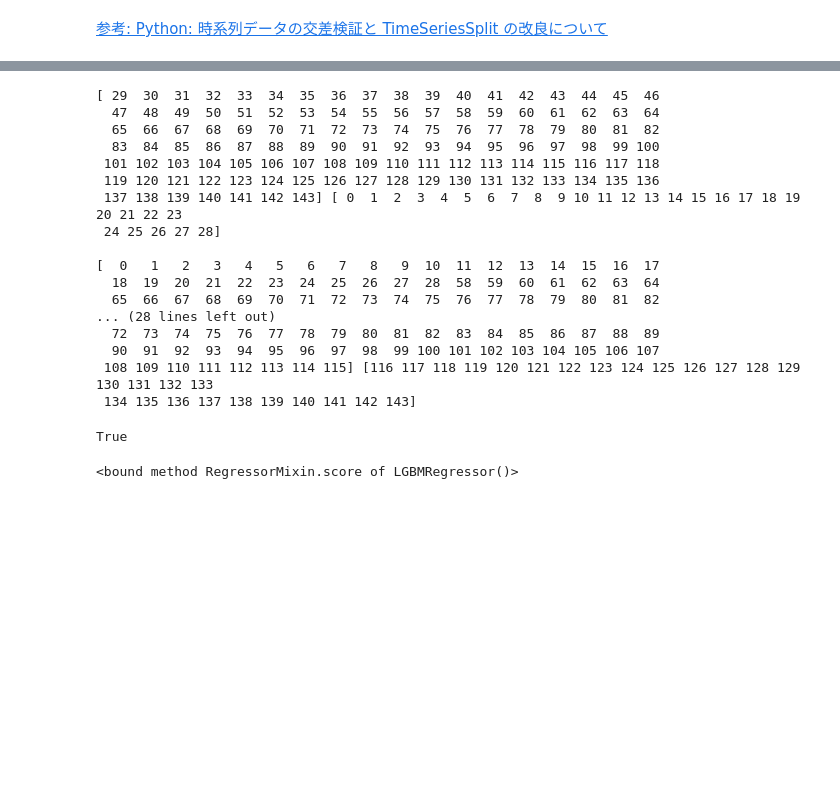
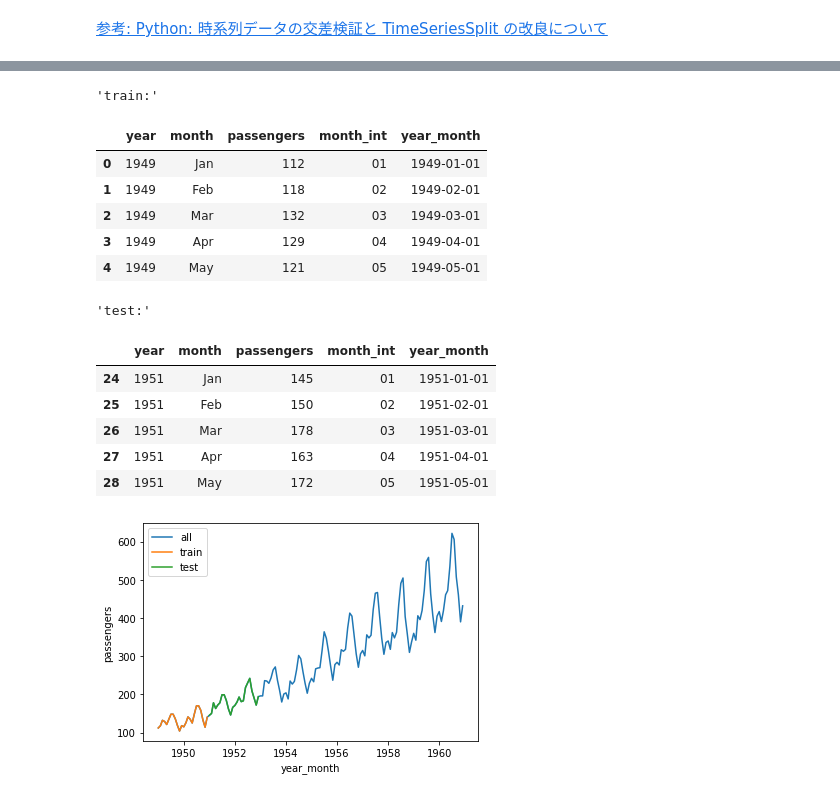
Before and after one commit to atsushimemet/python_tutorial, a Jupyter notebook: notebook/tutorial_timeseriessplit.ipynb, the cells around one changed output, grey strips where cells are left out. Saved outputs shown, nothing was run; the diff lists cells and outputs as text; code cells hidden in the pictures; blank space fills up the shorter version.

Commit message:
[update] time series split (#6)

```diff
--- a/notebook/tutorial_timeseriessplit.ipynb
+++ b/notebook/tutorial_timeseriessplit.ipynb
@@ -44,0 +39,24 @@ mappings: {'': '00', 'Jan': '01', 'Feb': '02', 'Mar': '03', 'Apr': '04', 'May':
+# %%
+def view_train_test_split(
+    data_num: int, l_train_idx: list = l_train_idx, l_test_idx: list = l_test_idx
+) -> None:
+    """The view of train test split.
+
+    Args:
+        data_num(int): the number of data set.
+        l_train_idx(list): the index of train of data set.
+        l_test_idx(list): the index of test of data set.
+
+    Returns:
+        None
+    """
+    # 2つ目のデータセット
+    train_idx = l_train_idx[data_num]
+    test_idx = l_test_idx[data_num]
+    train = flights.iloc[train_idx, :]
+    test = flights.iloc[test_idx, :]
+    display("train:", train.head())
+    display("test:", test.head())
+    sns.lineplot(data=flights, x="year_month", y="passengers", label="all")
+    sns.lineplot(data=train, x="year_month", y="passengers", label="train")
+    sns.lineplot(data=test, x="year_month", y="passengers", label="test")
@@ -87,23 +151,0 @@ index of test: [120 121 122 123 124 125 126 127 128 129 130 131 132 133 134 135
-# %%
-from sklearn.model_selection import KFold
-kf = KFold(n_splits=5)
-for train, test in kf.split(df):
-    print(train, test, end="\n\n")
-# %% [output]
-[ 29  30  31  32  33  34  35  36  37  38  39  40  41  42  43  44  45  46
-  47  48  49  50  51  52  53  54  55  56  57  58  59  60  61  62  63  64
-  65  66  67  68  69  70  71  72  73  74  75  76  77  78  79  80  81  82
-  83  84  85  86  87  88  89  90  91  92  93  94  95  96  97  98  99 100
- 101 102 103 104 105 106 107 108 109 110 111 112 113 114 115 116 117 118
- 119 120 121 122 123 124 125 126 127 128 129 130 131 132 133 134 135 136
- 137 138 139 140 141 142 143] [ 0  1  2  3  4  5  6  7  8  9 10 11 12 13 14 15 16 17 18 19 20 21 22 23
- 24 25 26 27 28]
-
-[  0   1   2   3   4   5   6   7   8   9  10  11  12  13  14  15  16  17
-  18  19  20  21  22  23  24  25  26  27  28  58  59  60  61  62  63  64
-  65  66  67  68  69  70  71  72  73  74  75  76  77  78  79  80  81  82
-... (28 lines left out)
-  72  73  74  75  76  77  78  79  80  81  82  83  84  85  86  87  88  89
-  90  91  92  93  94  95  96  97  98  99 100 101 102 103 104 105 106 107
- 108 109 110 111 112 113 114 115] [116 117 118 119 120 121 122 123 124 125 126 127 128 129 130 131 132 133
- 134 135 136 137 138 139 140 141 142 143]
@@ -113,8 +151,0 @@ model = lgb.LGBMRegressor()
-# %%
-hasattr(model, "score")
-# %% [output]
-True
-# %%
-model.score
-# %% [output]
-<bound method RegressorMixin.score of LGBMRegressor()>
@@ -120,0 +159,19 @@ model.score
+# %%
+# 1つ目のデータセット
+view_train_test_split(0)
+# %% [output]
+'train:'
+|  | year | month | passengers | month_int | year_month |
+| 0 | 1949 | Jan | 112 | 01 | 1949-01-01 |
+| 1 | 1949 | Feb | 118 | 02 | 1949-02-01 |
+| 2 | 1949 | Mar | 132 | 03 | 1949-03-01 |
+| 3 | 1949 | Apr | 129 | 04 | 1949-04-01 |
+| 4 | 1949 | May | 121 | 05 | 1949-05-01 |
+'test:'
+|  | year | month | passengers | month_int | year_month |
+| 24 | 1951 | Jan | 145 | 01 | 1951-01-01 |
+| 25 | 1951 | Feb | 150 | 02 | 1951-02-01 |
+| 26 | 1951 | Mar | 178 | 03 | 1951-03-01 |
+| 27 | 1951 | Apr | 163 | 04 | 1951-04-01 |
+| 28 | 1951 | May | 172 | 05 | 1951-05-01 |
+[figure, added]
```
Also changed, not shown: parts of 33 cells of this notebook.
